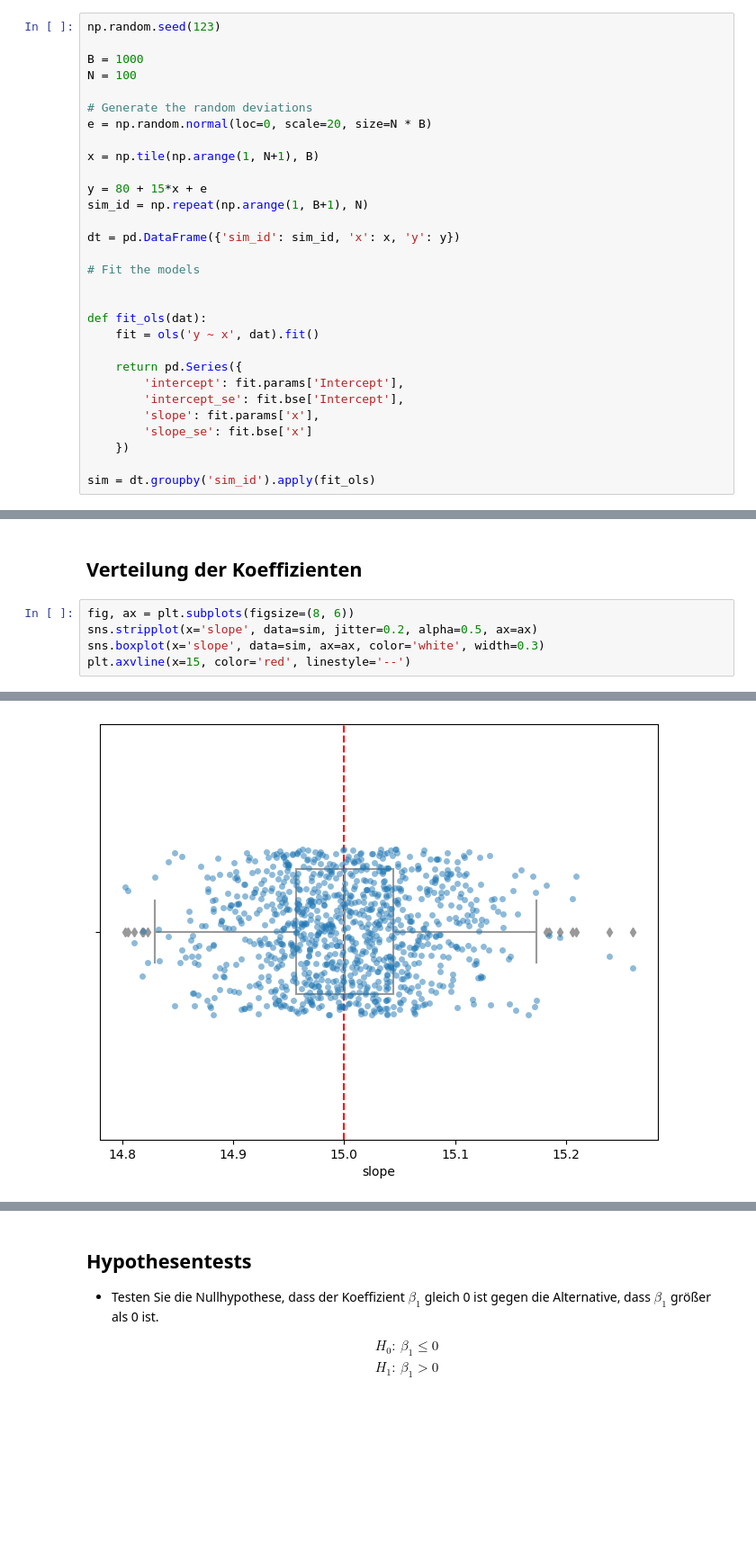
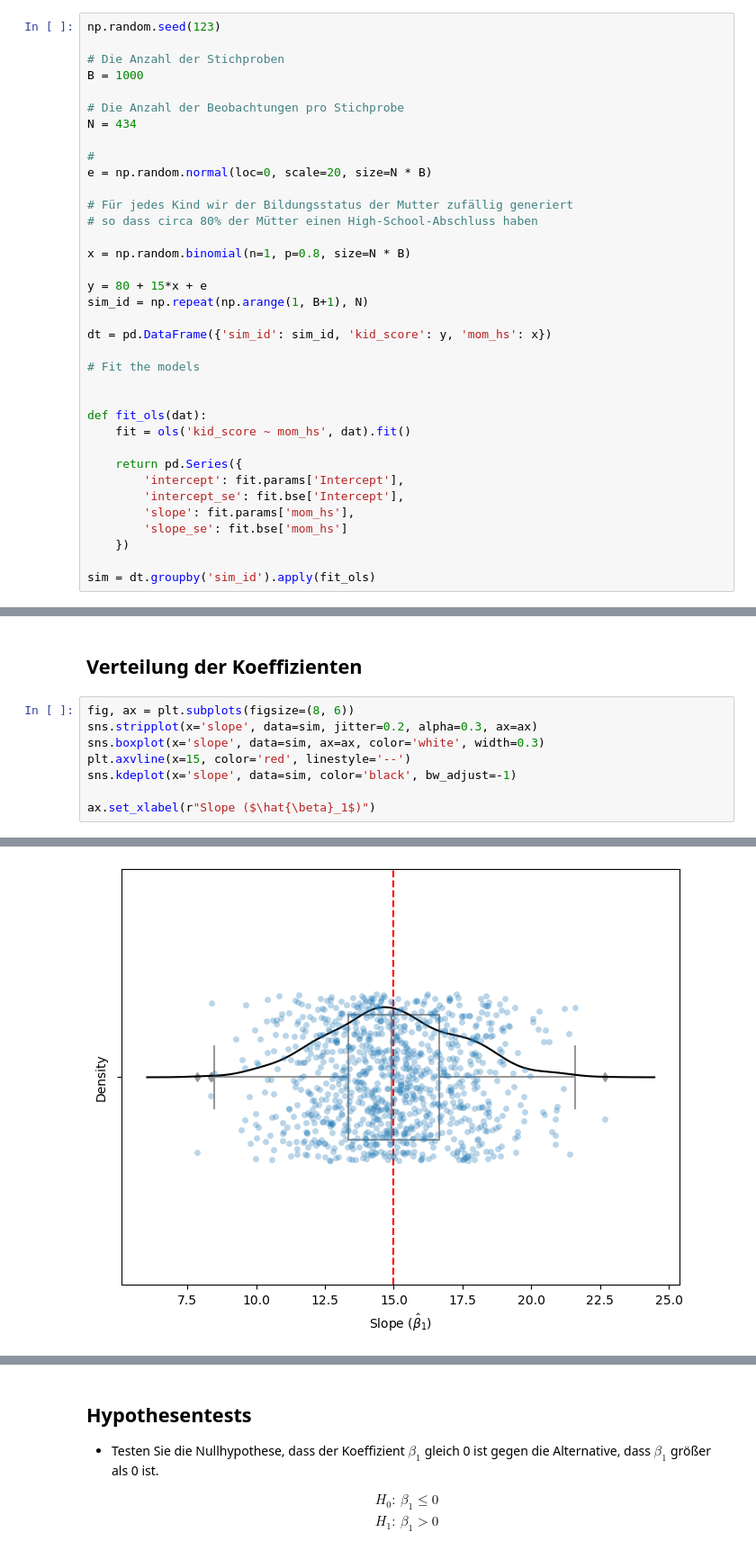
Before and after one commit to febse/econ2024-de, a Jupyter notebook: 05-Einweg-Varianzanalyse.ipynb, the cells around one changed output, grey strips where cells are left out. Shown: that part at 90% size. Drawn from its saved outputs; the diff is of its cells as text; blank space fills up the shorter version.

```diff
--- a/05-Einweg-Varianzanalyse.ipynb
+++ b/05-Einweg-Varianzanalyse.ipynb
@@ -130,30 +136,36 @@ dtype: float64
 # %%
 np.random.seed(123)
 
+# Die Anzahl der Stichproben
 B = 1000
-N = 100
 
-# Generate the random deviations
+# Die Anzahl der Beobachtungen pro Stichprobe
+N = 434
+
+#
 e = np.random.normal(loc=0, scale=20, size=N * B)
 
-x = np.tile(np.arange(1, N+1), B)
+# Für jedes Kind wir der Bildungsstatus der Mutter zufällig generiert
+# so dass circa 80% der Mütter einen High-School-Abschluss haben
+
+x = np.random.binomial(n=1, p=0.8, size=N * B)
 
 y = 80 + 15*x + e
 sim_id = np.repeat(np.arange(1, B+1), N)
 
-dt = pd.DataFrame({'sim_id': sim_id, 'x': x, 'y': y})
+dt = pd.DataFrame({'sim_id': sim_id, 'kid_score': y, 'mom_hs': x})
 
 # Fit the models
 
 
 def fit_ols(dat):
-    fit = ols('y ~ x', dat).fit()
+    fit = ols('kid_score ~ mom_hs', dat).fit()
 
     return pd.Series({
         'intercept': fit.params['Intercept'],
         'intercept_se': fit.bse['Intercept'],
-        'slope': fit.params['x'],
-        'slope_se': fit.bse['x']
+        'slope': fit.params['mom_hs'],
+        'slope_se': fit.bse['mom_hs']
     })
 
 sim = dt.groupby('sim_id').apply(fit_ols)
@@ -167,7 +179,10 @@ Benutzen Sie die Daten der ersten Stichprobe aus der Simulation, um die Koeffizi
 ## Verteilung der Koeffizienten
 # %%
 fig, ax = plt.subplots(figsize=(8, 6))
-sns.stripplot(x='slope', data=sim, jitter=0.2, alpha=0.5, ax=ax)
+sns.stripplot(x='slope', data=sim, jitter=0.2, alpha=0.3, ax=ax)
 sns.boxplot(x='slope', data=sim, ax=ax, color='white', width=0.3)
 plt.axvline(x=15, color='red', linestyle='--')
+sns.kdeplot(x='slope', data=sim, color='black', bw_adjust=-1)
+
+ax.set_xlabel(r"Slope ($\hat{\beta}_1$)")
 # %% [output]
@@ -175 +190 @@ plt.axvline(x=15, color='red', linestyle='--')
-[figure, old version]
+[figure, new version]
```
Also changed, not shown: parts of 27 cells of this notebook.
